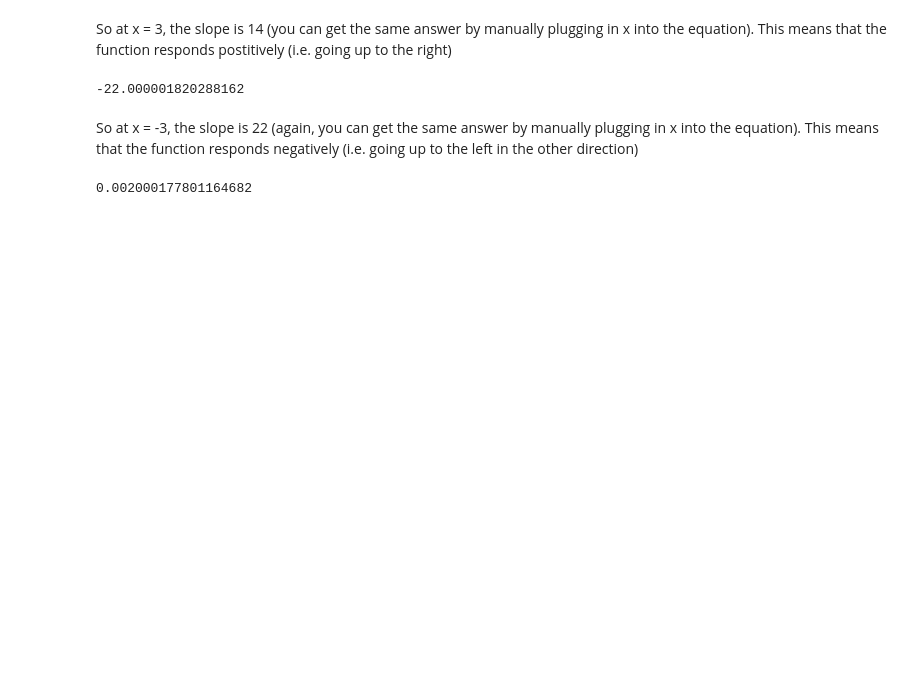
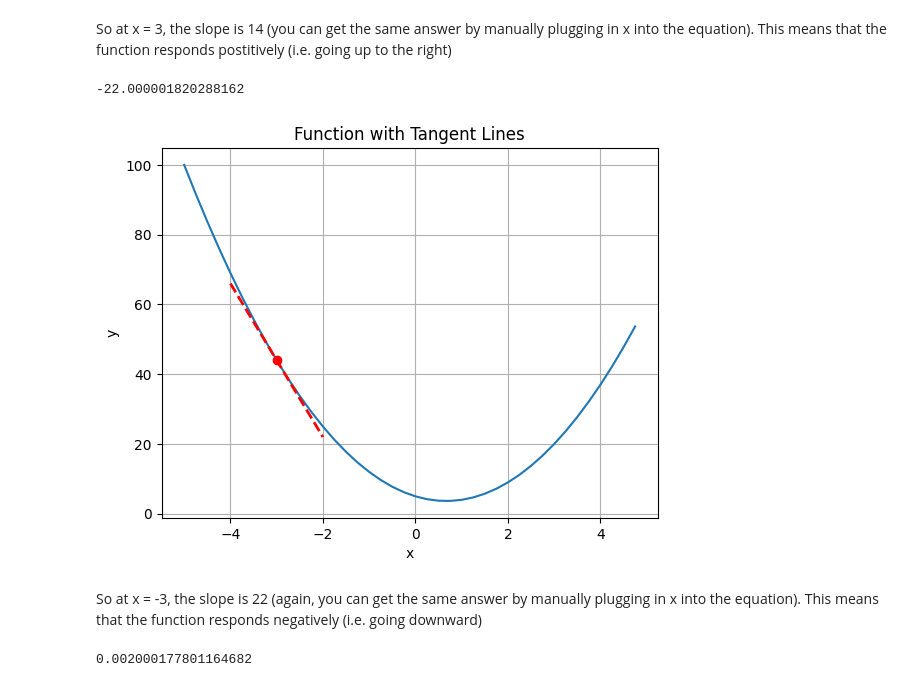
Before and after one commit to prashantnayak-edu/zero-to-ai, a Jupyter notebook: notes/nn-forward-backprop.ipynb, the cells around one changed output. Drawn from its saved outputs; the diff is of its cells as text; code cells hidden in the pictures; blank space fills up the shorter version.

```diff
--- a/notes/nn-forward-backprop.ipynb
+++ b/notes/nn-forward-backprop.ipynb
@@ -73,8 +107,24 @@ x = -3.0 # we expect a negative slope at x=-3
 (f(x+h) - f(x))/h
 # %% [output]
 -22.000001820288162
+# %%
+plt.plot(xs, f(xs))
+
+# show the tangent lines at x = -3.0
+y = f(x)  # f is our original function
+slope = (f(x+h) - f(x))/h
+plot_tangent(x, y, slope)
+plt.plot(x, y, 'ro')  # Add a red dot at the tangent point
+
+plt.xlabel('x')
+plt.ylabel('y')
+plt.title('Function with Tangent Lines')
+plt.grid(True)
+plt.show()
+# %% [output]
+[figure, added]
 # %% [markdown]
-So at x = -3, the slope is 22 (again, you can get the same answer by manually plugging in x into the equation).  This means that the function responds negatively (i.e. going up to the left in the other direction)
+So at x = -3, the slope is 22 (again, you can get the same answer by manually plugging in x into the equation).  This means that the function responds negatively (i.e. going downward)
 # %%
 x = 0.667 # we expect a zero slope at x=0.6666
 (f(x+h) - f(x))/h
```
Also changed, not shown: parts of 16 cells of this notebook.
